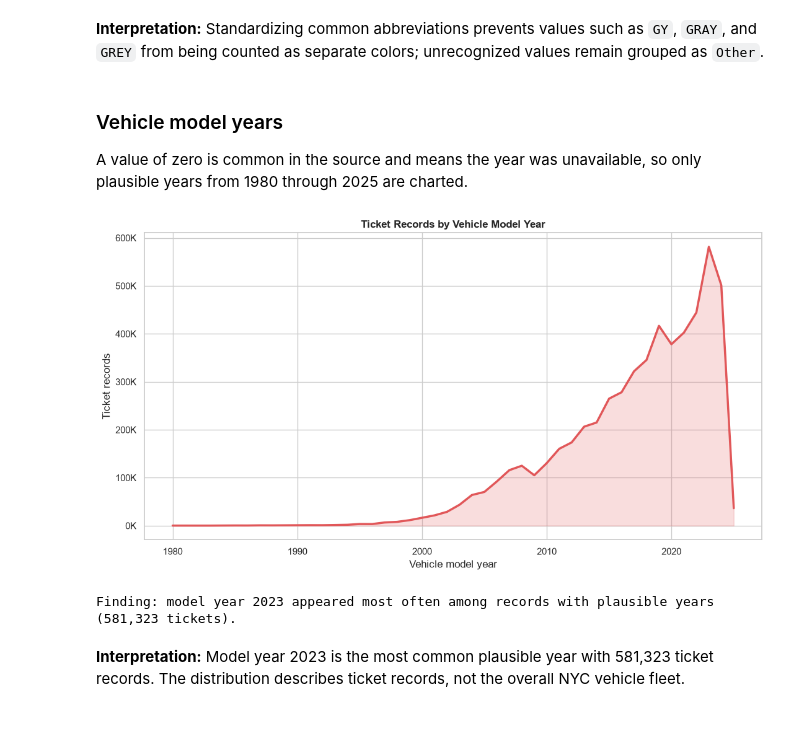
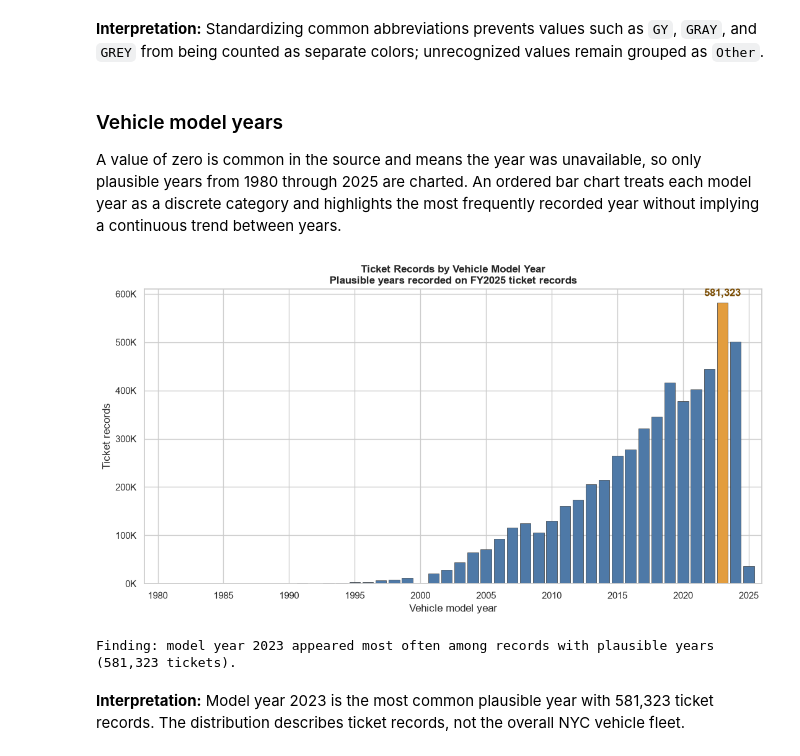
Before and after one commit to JaysonC41/parkinganalytics, a Jupyter notebook: notebooks/04_analyze_and_visualize.ipynb, the cells around one changed output. Drawn from its saved outputs; the diff is of its cells as text; code cells hidden in the pictures; blank space fills up the shorter version.

```diff
--- a/notebooks/04_analyze_and_visualize.ipynb
+++ b/notebooks/04_analyze_and_visualize.ipynb
@@ -428,50 +427,64 @@ unrecognized values remain grouped as `Other`.
 # %% [markdown]
 ### Vehicle model years
 
-A value of zero is common in the source and means the year was unavailable, so only plausible years from 1980 through 2025 are charted.
+A value of zero is common in the source and means the year was unavailable, so only plausible years from 1980 through 2025 are charted. An ordered bar chart treats each model year as a discrete category and highlights the most frequently recorded year without implying a continuous trend between years.
 # %%
 vehicle_years = pd.read_sql_query(
     """
     SELECT vehicle_year, COUNT(*) AS ticket_count
     FROM parking_violations
     WHERE issue_date BETWEEN ? AND ?
       AND vehicle_year BETWEEN 1980 AND 2025
     GROUP BY vehicle_year
     ORDER BY vehicle_year
     """,
     connection,
     params=(FY_START, FY_END),
 )
 
-ax = sns.lineplot(
-    data=vehicle_years,
-    x="vehicle_year",
-    y="ticket_count",
-    color="#e15759",
-    linewidth=2.5,
-)
-ax.fill_between(
+peak_year = vehicle_years.loc[vehicle_years["ticket_count"].idxmax()]
+peak_model_year = int(peak_year["vehicle_year"]) # type: ignore
+bar_colors = [
+    "#E39D3E" if int(year) == peak_model_year else "#4E79A7"
+    for year in vehicle_years["vehicle_year"]
+]
+
+fig, ax = plt.subplots(figsize=(11, 6))
+ax.bar(
     vehicle_years["vehicle_year"],
     vehicle_years["ticket_count"],
-    alpha=0.2,
-    color="#e15759",
+    width=0.82,
+    color=bar_colors,
+    edgecolor="#3A3A3A",
+    linewidth=0.5,
 )
 ax.set(
-    title="Ticket Records by Vehicle Model Year",
+    title="Ticket Records by Vehicle Model Year\nPlausible years recorded on FY2025 ticket records",
     xlabel="Vehicle model year",
     ylabel="Ticket records",
 )
+ax.set_xlim(1979, 2026)
+ax.set_ylim(bottom=0)
+ax.set_xticks(range(1980, 2026, 5))
 ax.yaxis.set_major_formatter(lambda value, _: f"{value / 1_000:.0f}K")
+ax.annotate(
+    f"{int(peak_year['ticket_count']):,}", # type: ignore
+    xy=(peak_model_year, peak_year["ticket_count"]),
+    xytext=(0, 8),
+    textcoords="offset points",
+    ha="center",
+    fontweight="bold",
+    color="#7A4B00",
+)
 plt.tight_layout()
 plt.show()
 
-peak_year = vehicle_years.loc[vehicle_years["ticket_count"].idxmax()]
 print(
-    f"Finding: model year {int(peak_year['vehicle_year'])} appeared most often " # type: ignore
+    f"Finding: model year {peak_model_year} appeared most often "
     f"among records with plausible years ({peak_year['ticket_count']:,} tickets)."
 )
 # %% [output]
-[figure, old version]
+[figure, new version]
 Finding: model year 2023 appeared most often among records with plausible years (581,323 tickets).
 # %% [markdown]
 **Interpretation:** Model year 2023 is the most common plausible year
```
Also changed, not shown: parts of 2 cells of this notebook, 4 other files.
